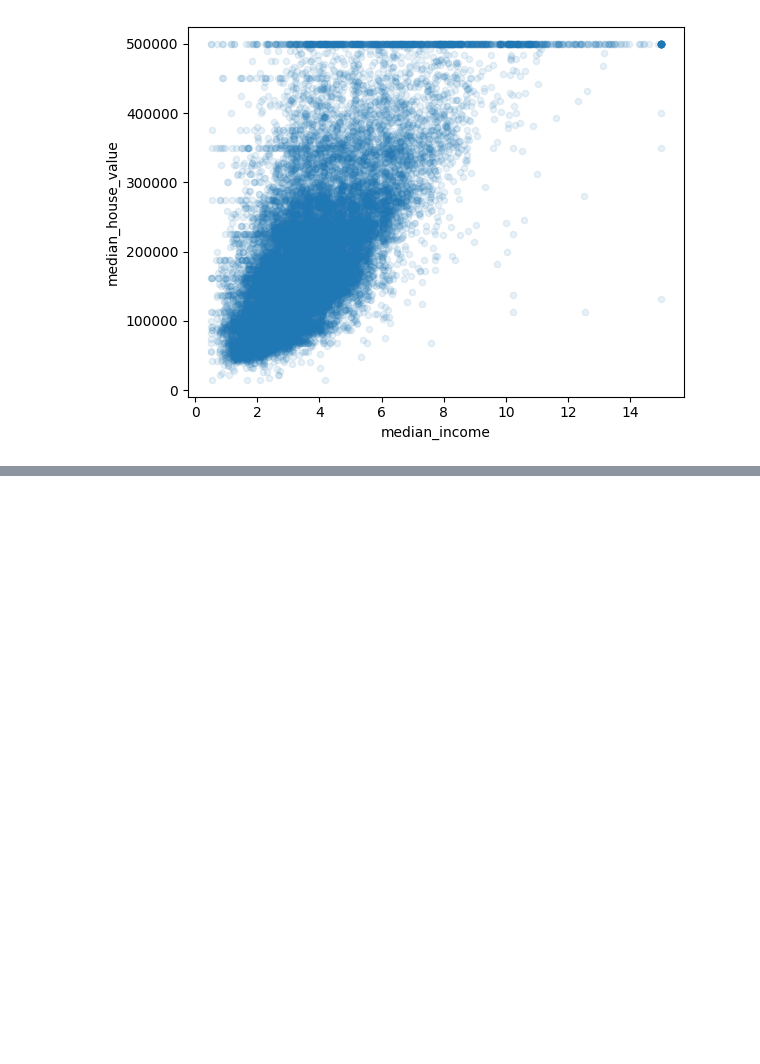
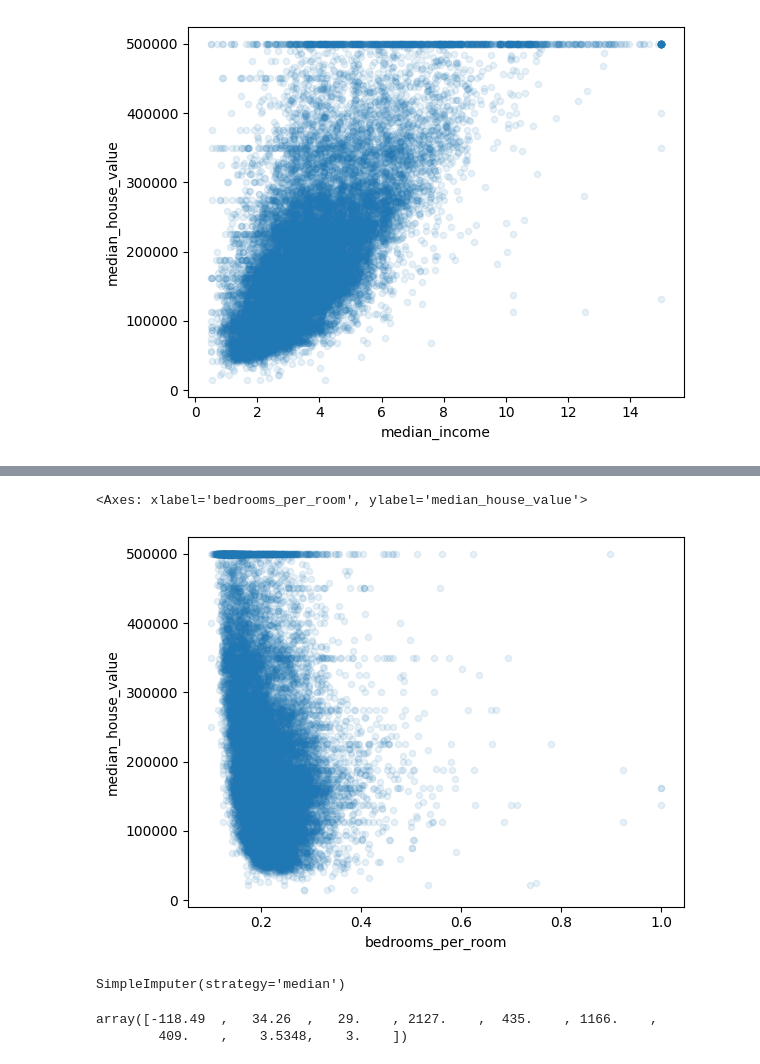
Before and after one commit to TimeJerker/ML_house_price, a Jupyter notebook: Housing.ipynb, the cells around one changed output, grey strips where cells are left out. Drawn from its saved outputs; the diff is of its cells as text; code cells hidden in the pictures; blank space fills up the shorter version.

```diff
--- a/Housing.ipynb
+++ b/Housing.ipynb
@@ -200,3 +200,7 @@ housing_copy.plot(kind="scatter", x="median_income", y="median_house_value", alp
 # %% [output]
 <Axes: xlabel='median_income', ylabel='median_house_value'>
 [figure]
+# %%
+housing_copy["room_per_household"]=housing_copy["total_rooms"]/housing_copy["households"]
+housing_copy["bedrooms_per_room"]=housing_copy["total_bedrooms"]/housing_copy["total_rooms"]
+housing_copy["population_per_household"]=housing_copy["population"]/housing_copy["households"]
@@ -202,0 +224,5 @@ housing_copy.plot(kind="scatter", x="median_income", y="median_house_value", alp
+# %%
+housing_copy.plot(kind="scatter", x="bedrooms_per_room",y="median_house_value", alpha=0.1)
+# %% [output]
+<Axes: xlabel='bedrooms_per_room', ylabel='median_house_value'>
+[figure, added]
@@ -202,0 +238,14 @@ housing_copy.plot(kind="scatter", x="median_income", y="median_house_value", alp
+# %%
+from sklearn.impute import SimpleImputer
+imputer = SimpleImputer(strategy="median")
+
+housing_num = housing.drop("ocean_proximity", axis=1)
+
+imputer.fit(housing_num)
+# %% [output]
+SimpleImputer(strategy='median')
+# %%
+imputer.statistics_
+# %% [output]
+array([-118.49  ,   34.26  ,   29.    , 2127.    ,  435.    , 1166.    ,
+        409.    ,    3.5348,    3.    ])
```
Also changed, not shown: parts of 11 cells of this notebook.
